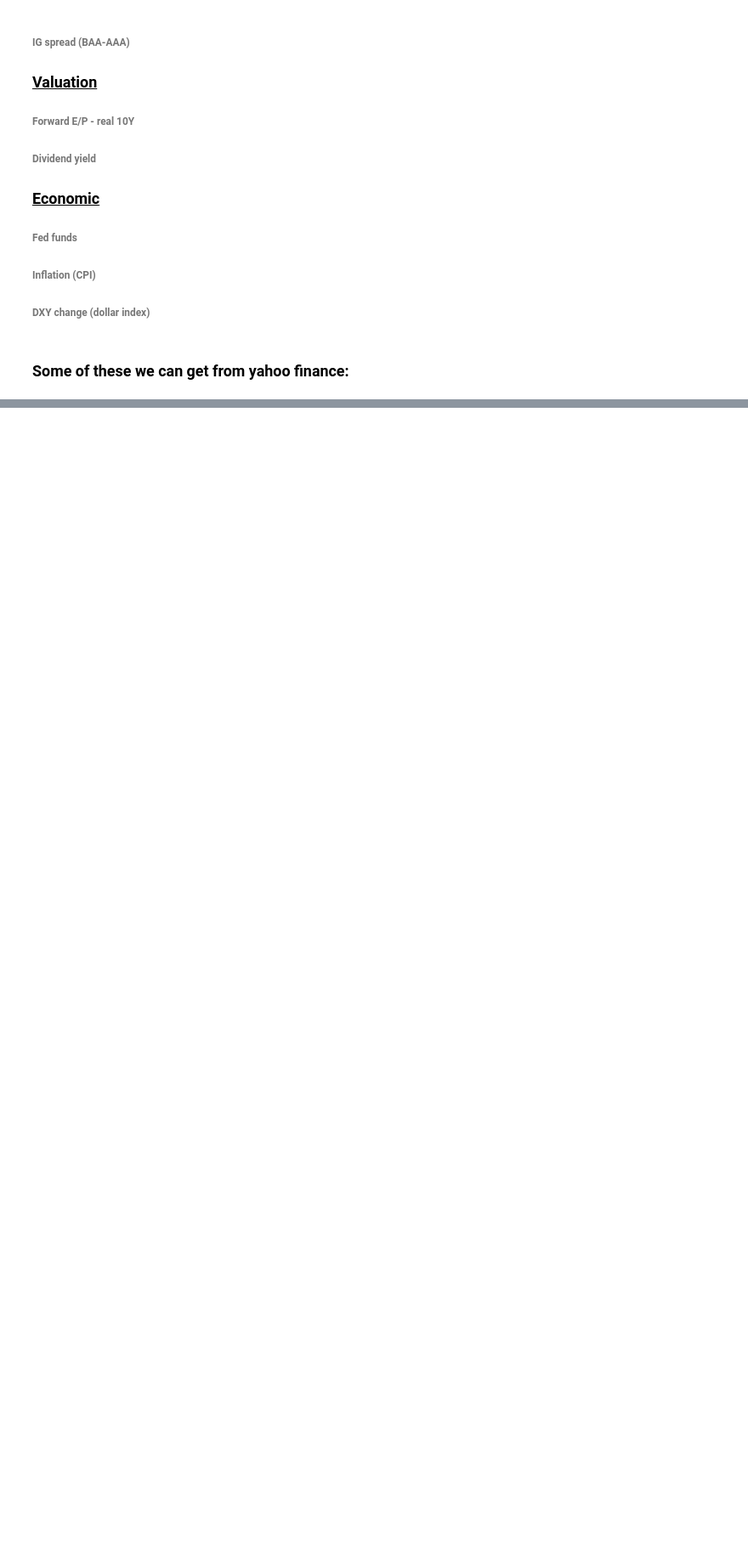
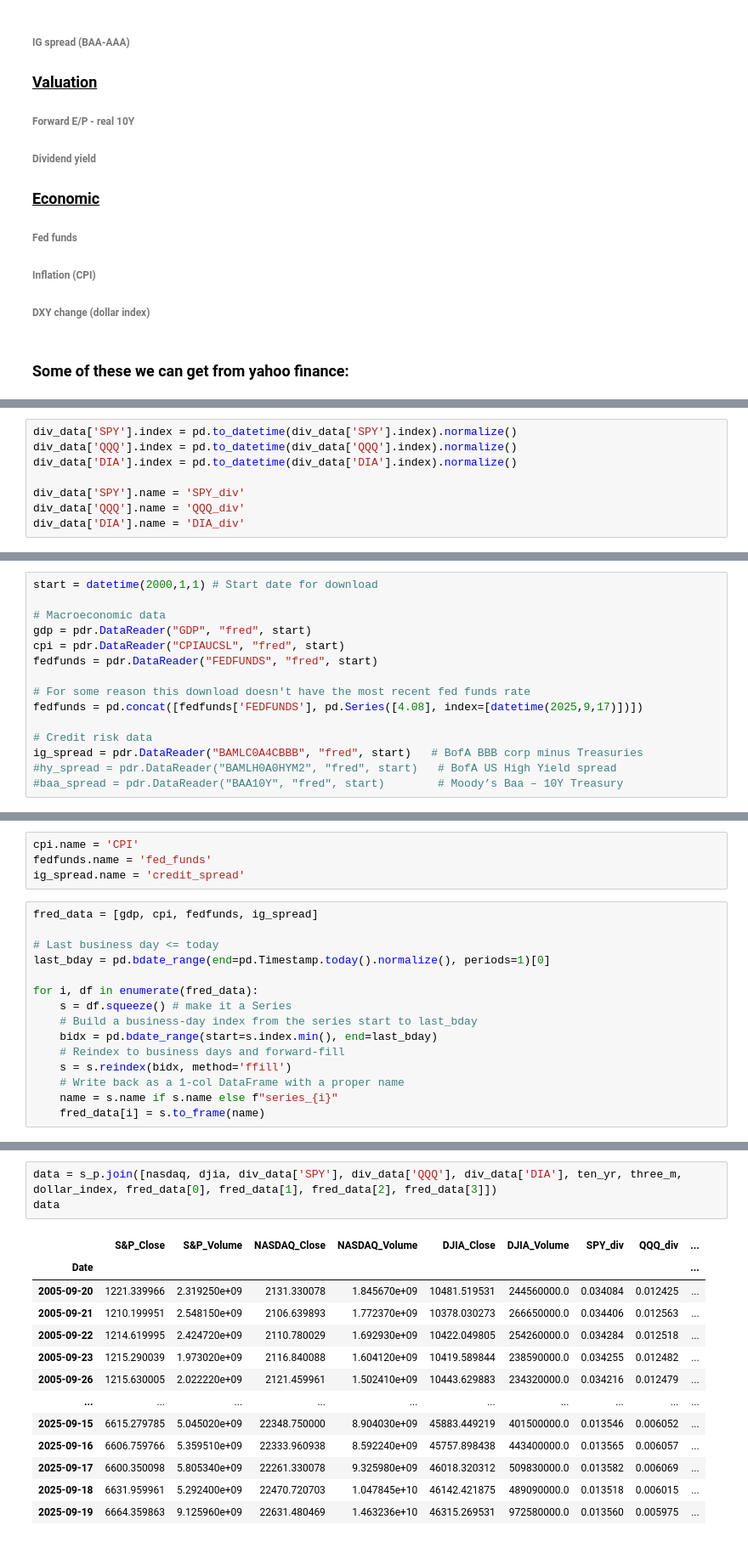
Before and after one commit to liamcampbell-png/CMEFuturesChallenge, a Jupyter notebook: CMEFuturesChallenge.ipynb, the cells around one changed output, grey strips where cells are left out. Shown at 85% size. Drawn from its saved outputs; the diff is of its cells as text; blank space fills up the shorter version.

```diff
--- a/CMEFuturesChallenge.ipynb
+++ b/CMEFuturesChallenge.ipynb
@@ -138,0 +177,8 @@ YF.download() has changed argument auto_adjust default to True
+# %%
+div_data['SPY'].index = pd.to_datetime(div_data['SPY'].index).normalize()
+div_data['QQQ'].index = pd.to_datetime(div_data['QQQ'].index).normalize()
+div_data['DIA'].index = pd.to_datetime(div_data['DIA'].index).normalize()
+
+div_data['SPY'].name = 'SPY_div'
+div_data['QQQ'].name = 'QQQ_div'
+div_data['DIA'].name = 'DIA_div'
@@ -138,0 +206,15 @@ YF.download() has changed argument auto_adjust default to True
+# %%
+start = datetime(2000,1,1) # Start date for download
+
+# Macroeconomic data
+gdp = pdr.DataReader("GDP", "fred", start)
+cpi = pdr.DataReader("CPIAUCSL", "fred", start)
+fedfunds = pdr.DataReader("FEDFUNDS", "fred", start)
+
+# For some reason this download doesn't have the most recent fed funds rate
+fedfunds = pd.concat([fedfunds['FEDFUNDS'], pd.Series([4.08], index=[datetime(2025,9,17)])])
+
+# Credit risk data
+ig_spread = pdr.DataReader("BAMLC0A4CBBB", "fred", start)   # BofA BBB corp minus Treasuries
+#hy_spread = pdr.DataReader("BAMLH0A0HYM2", "fred", start)   # BofA US High Yield spread
+#baa_spread = pdr.DataReader("BAA10Y", "fred", start)        # Moody’s Baa – 10Y Treasury
@@ -138,0 +223,19 @@ YF.download() has changed argument auto_adjust default to True
+# %%
+cpi.name = 'CPI'
+fedfunds.name = 'fed_funds'
+ig_spread.name = 'credit_spread'
+# %%
+fred_data = [gdp, cpi, fedfunds, ig_spread]
+
+# Last business day <= today
+last_bday = pd.bdate_range(end=pd.Timestamp.today().normalize(), periods=1)[0]
+
+for i, df in enumerate(fred_data):
+    s = df.squeeze() # make it a Series
+    # Build a business-day index from the series start to last_bday
+    bidx = pd.bdate_range(start=s.index.min(), end=last_bday)
+    # Reindex to business days and forward-fill
+    s = s.reindex(bidx, method='ffill')
+    # Write back as a 1-col DataFrame with a proper name
+    name = s.name if s.name else f"series_{i}"
+    fred_data[i] = s.to_frame(name)
@@ -138,0 +260,17 @@ YF.download() has changed argument auto_adjust default to True
+# %%
+data = s_p.join([nasdaq, djia, div_data['SPY'], div_data['QQQ'], div_data['DIA'], ten_yr, three_m, dollar_index, fred_data[0], fred_data[1], fred_data[2], fred_data[3]])
+data
+# %% [output]
+|  | S&P_Close | S&P_Volume | NASDAQ_Close | NASDAQ_Volume | DJIA_Close | DJIA_Volume | SPY_div | QQQ_div | ... |
+| Date |  |  |  |  |  |  |  |  | ... |
+| 2005-09-20 | 1221.339966 | 2.319250e+09 | 2131.330078 | 1.845670e+09 | 10481.519531 | 244560000.0 | 0.034084 | 0.012425 | ... |
+| 2005-09-21 | 1210.199951 | 2.548150e+09 | 2106.639893 | 1.772370e+09 | 10378.030273 | 266650000.0 | 0.034406 | 0.012563 | ... |
+| 2005-09-22 | 1214.619995 | 2.424720e+09 | 2110.780029 | 1.692930e+09 | 10422.049805 | 254260000.0 | 0.034284 | 0.012518 | ... |
+| 2005-09-23 | 1215.290039 | 1.973020e+09 | 2116.840088 | 1.604120e+09 | 10419.589844 | 238590000.0 | 0.034255 | 0.012482 | ... |
+| 2005-09-26 | 1215.630005 | 2.022220e+09 | 2121.459961 | 1.502410e+09 | 10443.629883 | 234320000.0 | 0.034216 | 0.012479 | ... |
+| ... | ... | ... | ... | ... | ... | ... | ... | ... | ... |
+| 2025-09-15 | 6615.279785 | 5.045020e+09 | 22348.750000 | 8.904030e+09 | 45883.449219 | 401500000.0 | 0.013546 | 0.006052 | ... |
+| 2025-09-16 | 6606.759766 | 5.359510e+09 | 22333.960938 | 8.592240e+09 | 45757.898438 | 443400000.0 | 0.013565 | 0.006057 | ... |
+| 2025-09-17 | 6600.350098 | 5.805340e+09 | 22261.330078 | 9.325980e+09 | 46018.320312 | 509830000.0 | 0.013582 | 0.006069 | ... |
+| 2025-09-18 | 6631.959961 | 5.292400e+09 | 22470.720703 | 1.047845e+10 | 46142.421875 | 489090000.0 | 0.013518 | 0.006015 | ... |
+| 2025-09-19 | 6664.359863 | 9.125960e+09 | 22631.480469 | 1.463236e+10 | 46315.269531 | 972580000.0 | 0.013560 | 0.005975 | ... |
```
Also changed, not shown: parts of 33 cells of this notebook.
